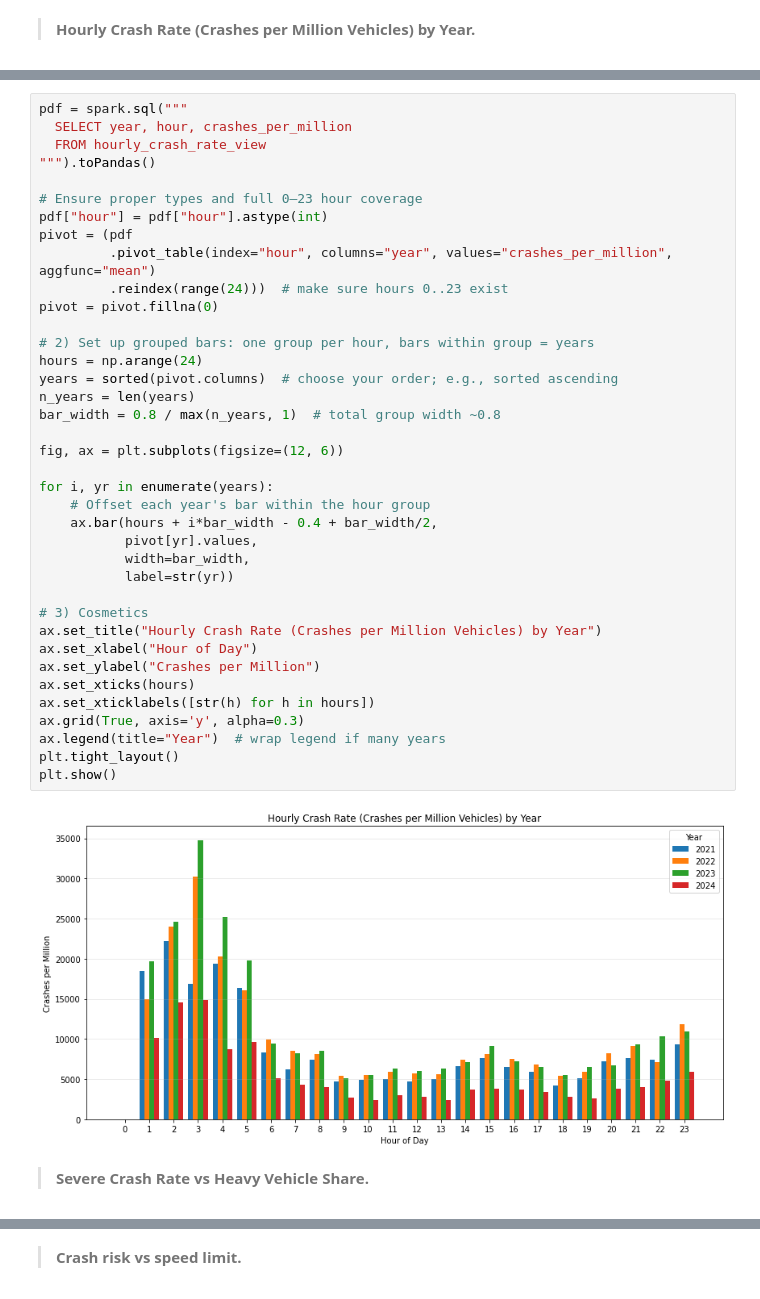
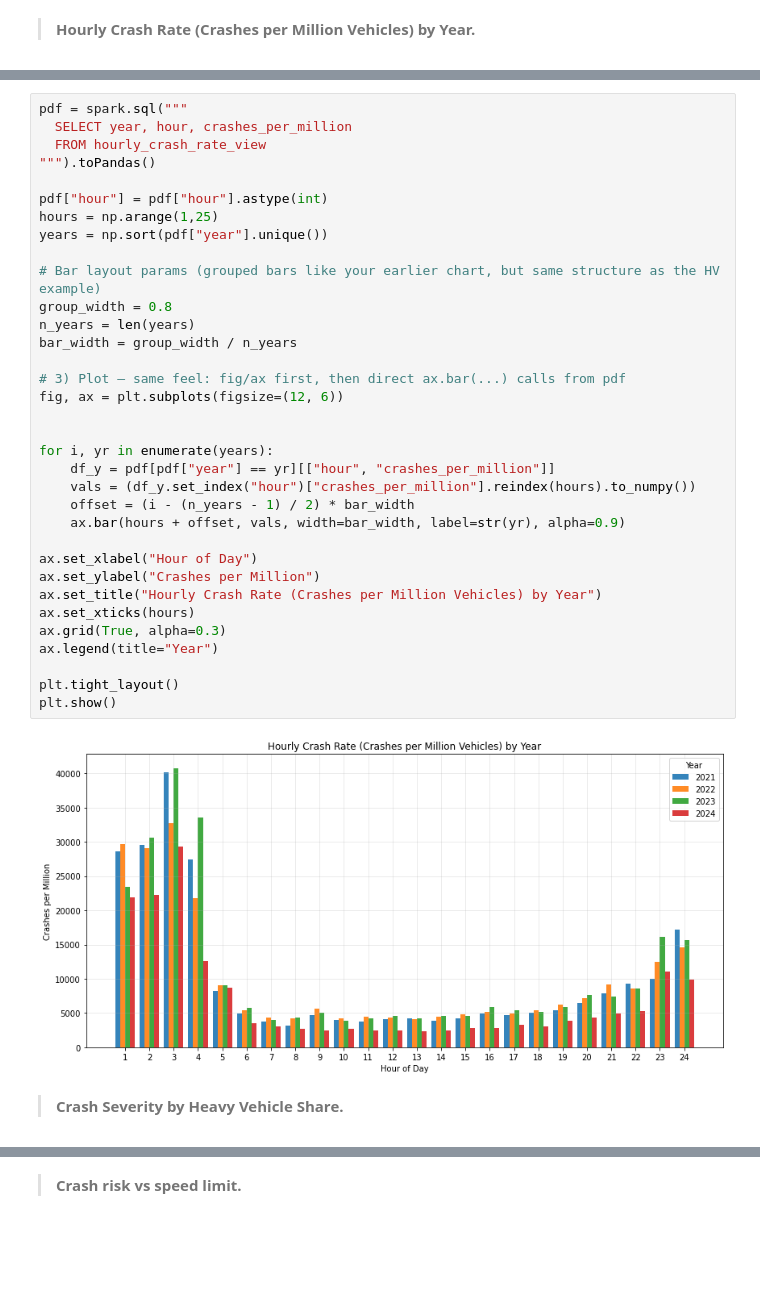
Before and after one commit to charlieeslack/infs3208_Project, a Jupyter notebook: nbs/Queensland Road Traffic and Crash Data Insights.ipynb, the cells around one changed output, grey strips where cells are left out. Cells and saved outputs as stored; diff of their text form; blank space fills up the shorter version.

```diff
--- a/nbs/Queensland Road Traffic and Crash Data Insights.ipynb
+++ b/nbs/Queensland Road Traffic and Crash Data Insights.ipynb
@@ -485,42 +453,38 @@ only showing top 20 rows
 # %%
 pdf = spark.sql("""
   SELECT year, hour, crashes_per_million
   FROM hourly_crash_rate_view
 """).toPandas()
 
-# Ensure proper types and full 0–23 hour coverage
 pdf["hour"] = pdf["hour"].astype(int)
-pivot = (pdf
-         .pivot_table(index="hour", columns="year", values="crashes_per_million", aggfunc="mean")
-         .reindex(range(24)))  # make sure hours 0..23 exist
-pivot = pivot.fillna(0)
+hours = np.arange(1,25)
+years = np.sort(pdf["year"].unique())
 
-# 2) Set up grouped bars: one group per hour, bars within group = years
-hours = np.arange(24)
-years = sorted(pivot.columns)  # choose your order; e.g., sorted ascending
+# Bar layout params (grouped bars like your earlier chart, but same structure as the HV example)
+group_width = 0.8
 n_years = len(years)
-bar_width = 0.8 / max(n_years, 1)  # total group width ~0.8
+bar_width = group_width / n_years
 
+# 3) Plot — same feel: fig/ax first, then direct ax.bar(...) calls from pdf
 fig, ax = plt.subplots(figsize=(12, 6))
 
+
 for i, yr in enumerate(years):
-    # Offset each year's bar within the hour group
-    ax.bar(hours + i*bar_width - 0.4 + bar_width/2,
-           pivot[yr].values,
-           width=bar_width,
-           label=str(yr))
+    df_y = pdf[pdf["year"] == yr][["hour", "crashes_per_million"]]
+    vals = (df_y.set_index("hour")["crashes_per_million"].reindex(hours).to_numpy())
+    offset = (i - (n_years - 1) / 2) * bar_width
+    ax.bar(hours + offset, vals, width=bar_width, label=str(yr), alpha=0.9)
 
-# 3) Cosmetics
-ax.set_title("Hourly Crash Rate (Crashes per Million Vehicles) by Year")
 ax.set_xlabel("Hour of Day")
 ax.set_ylabel("Crashes per Million")
+ax.set_title("Hourly Crash Rate (Crashes per Million Vehicles) by Year")
 ax.set_xticks(hours)
-ax.set_xticklabels([str(h) for h in hours])
-ax.grid(True, axis='y', alpha=0.3)
-ax.legend(title="Year")  # wrap legend if many years
+ax.grid(True, alpha=0.3)
+ax.legend(title="Year")
+
 plt.tight_layout()
 plt.show()
 # %% [output]
-[figure, old version]
+[figure, new version]
 # %% [markdown]
->**Severe Crash Rate vs Heavy Vehicle Share.**
+>**Crash Severity by Heavy Vehicle Share.**
```
Also changed, not shown: parts of 15 cells of this notebook.
